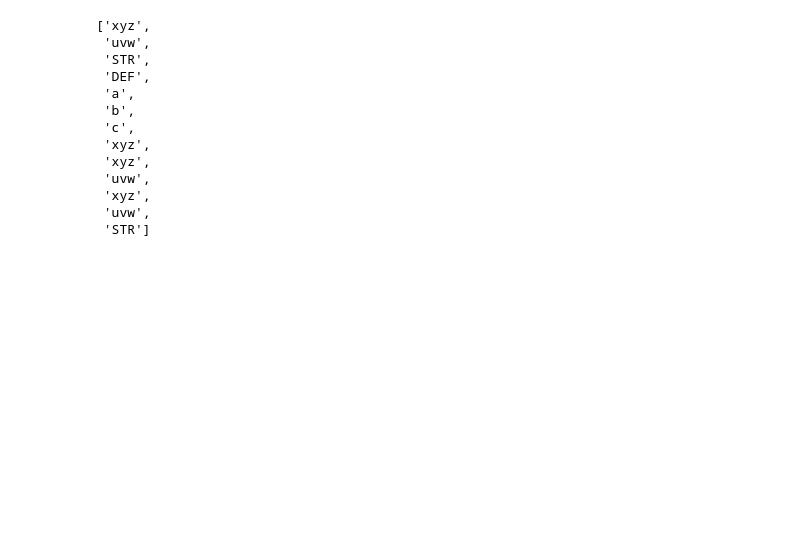
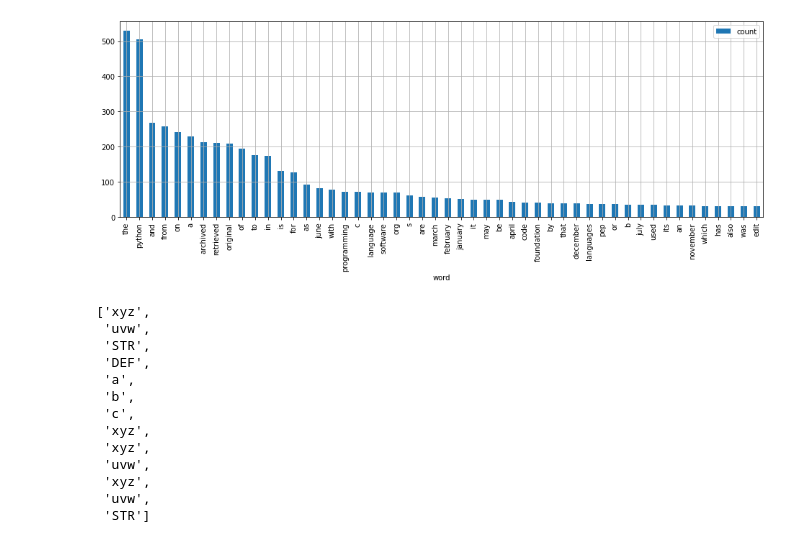
Before and after one commit to ruoyu0088/miantiao, a Jupyter notebook: test_miantiao.ipynb, the cells around one changed output. Drawn from its saved outputs; the diff is of its cells as text; code cells hidden in the pictures; blank space fills up the shorter version.

Commit message:
add word_count example

```diff
--- a/test_miantiao.ipynb
+++ b/test_miantiao.ipynb
@@ -2,6 +2,29 @@
 %load_ext autoreload
 %autoreload 2
 from miantiao import pipe, call_pipe
+# %%
+import requests
+from bs4 import BeautifulSoup
+import re
+from collections import Counter
+import pandas as pd
+
+@pipe
+def word_count(data):
+    requests.get()
+    P = P.text
+    BeautifulSoup('html.parser')
+    P = P.html.text
+    re.findall(r'[A-Za-z]+', P)
+    map(str.lower, P)
+    Counter()
+    most_common(50)
+    pd.DataFrame(columns=['word', 'count'])
+    plot.bar(x='word', y='count', figsize=(16, 5), grid=True)
+
+r = word_count('https://en.wikipedia.org/wiki/Python_(programming_language)');
+# %% [output]
+[figure, added]
 # %%
 def concat(data, other):
     return data + other
```
Also changed, not shown: 2 other files.
